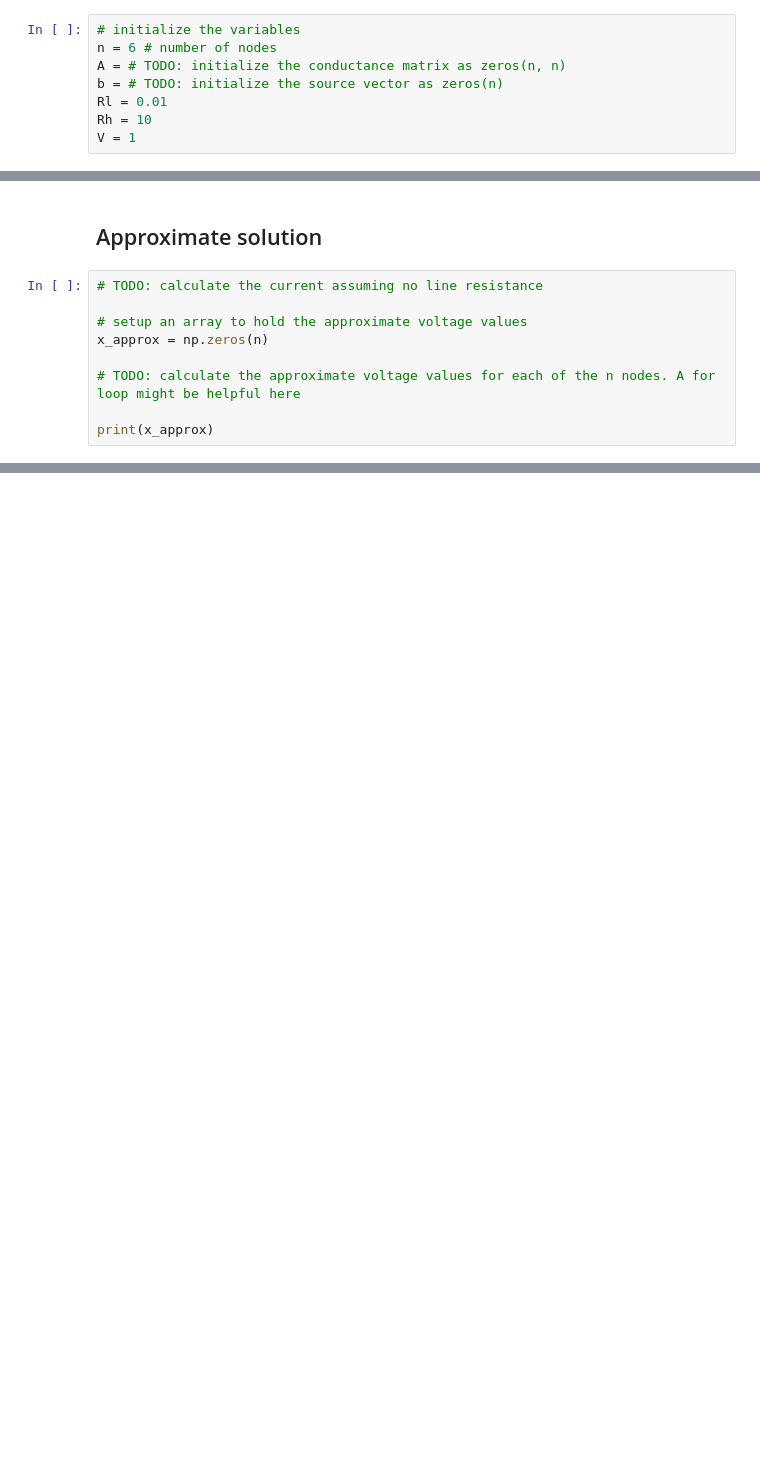
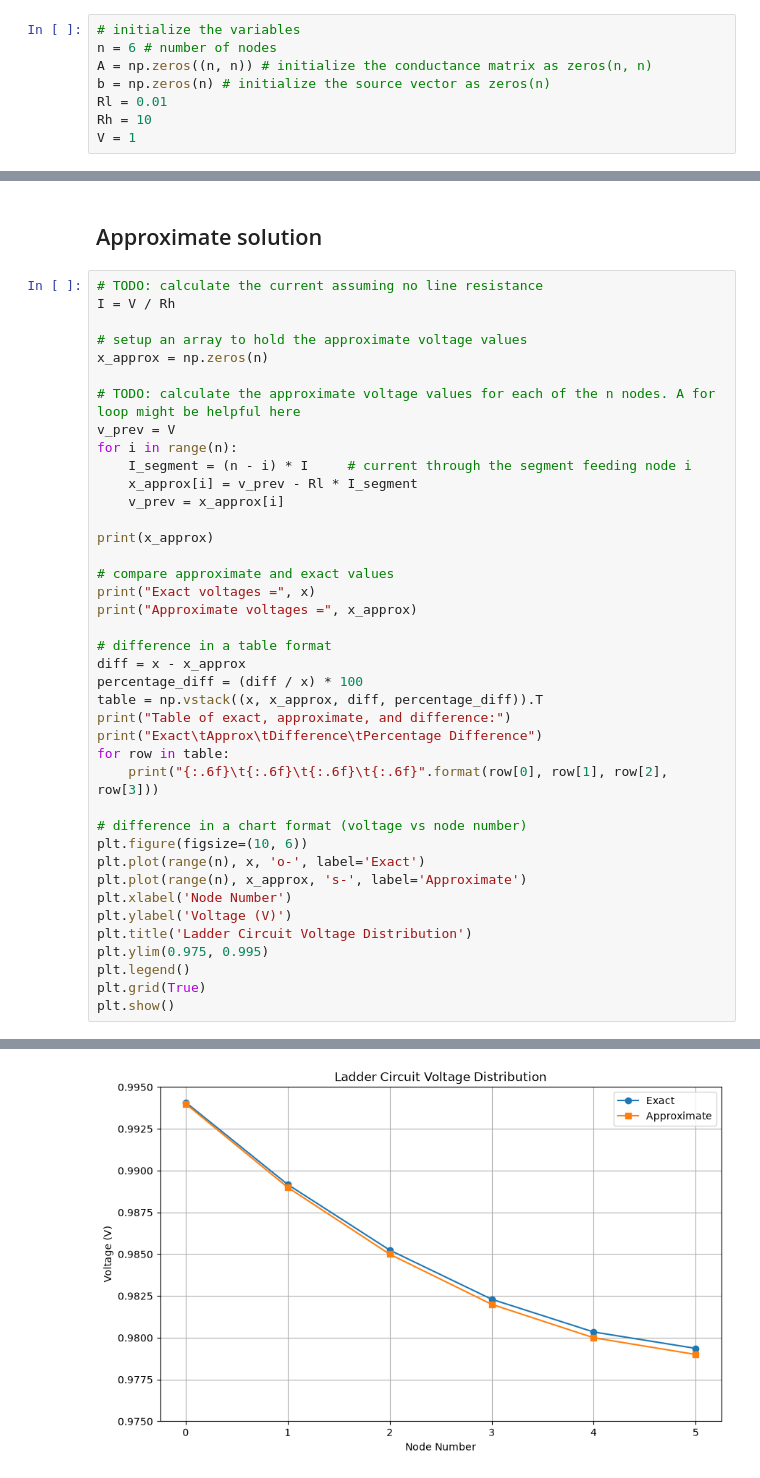
Before and after one commit to flurinaschneider/Energy-Infrastructure, a Jupyter notebook: StarterNotebooks/D03_S02_LadderCircuit.ipynb, the cells around one changed output, grey strips where cells are left out. Cells and saved outputs as stored; diff of their text form; blank space fills up the shorter version.

```diff
--- a/StarterNotebooks/D03_S02_LadderCircuit.ipynb
+++ b/StarterNotebooks/D03_S02_LadderCircuit.ipynb
@@ -5,8 +6,8 @@ import numpy as np
 # %%
 # initialize the variables
 n = 6 # number of nodes
-A = # TODO: initialize the conductance matrix as zeros(n, n)
-b = # TODO: initialize the source vector as zeros(n)
+A = np.zeros((n, n)) # initialize the conductance matrix as zeros(n, n)
+b = np.zeros(n) # initialize the source vector as zeros(n)
 Rl = 0.01
 Rh = 10
 V = 1
@@ -18,10 +52,42 @@ V = 1
 ## Approximate solution
 # %%
 # TODO: calculate the current assuming no line resistance
+I = V / Rh
 
 # setup an array to hold the approximate voltage values
 x_approx = np.zeros(n)
 
 # TODO: calculate the approximate voltage values for each of the n nodes. A for loop might be helpful here
+v_prev = V
+for i in range(n):
+    I_segment = (n - i) * I     # current through the segment feeding node i
+    x_approx[i] = v_prev - Rl * I_segment
+    v_prev = x_approx[i]
 
 print(x_approx)
+
+# compare approximate and exact values
+print("Exact voltages =", x)
+print("Approximate voltages =", x_approx)
+
+# difference in a table format
+diff = x - x_approx
+percentage_diff = (diff / x) * 100
+table = np.vstack((x, x_approx, diff, percentage_diff)).T
+print("Table of exact, approximate, and difference:")
+print("Exact\tApprox\tDifference\tPercentage Difference")
+for row in table:
+    print("{:.6f}\t{:.6f}\t{:.6f}\t{:.6f}".format(row[0], row[1], row[2], row[3]))
+
+# difference in a chart format (voltage vs node number)
+plt.figure(figsize=(10, 6))
+plt.plot(range(n), x, 'o-', label='Exact')
+plt.plot(range(n), x_approx, 's-', label='Approximate')
+plt.xlabel('Node Number')
+plt.ylabel('Voltage (V)')
+plt.title('Ladder Circuit Voltage Distribution')
+plt.ylim(0.975, 0.995)
+plt.legend()
+plt.grid(True)
+plt.show()
+# %% [output]
@@ -27,0 +105 @@ print(x_approx)
+[figure, added]
```
Also changed, not shown: parts of 3 cells of this notebook, 11 other files.
